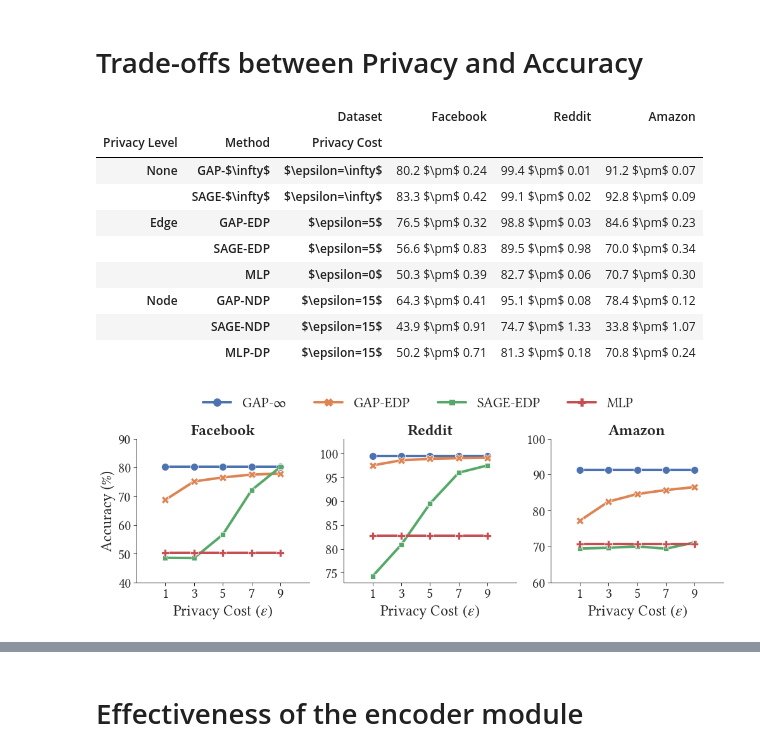
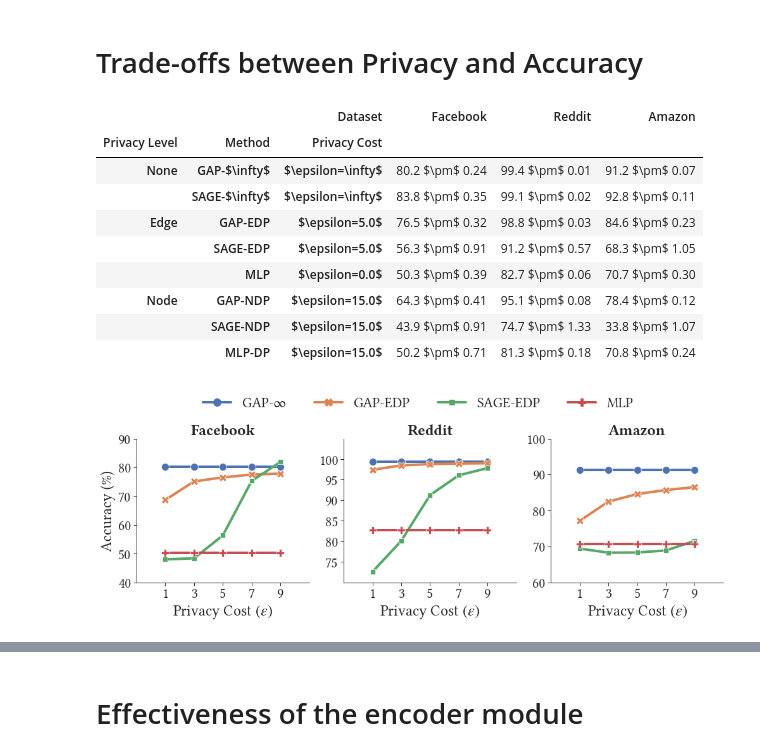
Before and after one commit to sisaman/GAP, a Jupyter notebook: results.ipynb, the cells around one changed output, grey strips where cells are left out. Cells and saved outputs as stored; diff of their text form; code cells hidden in the pictures.

```diff
--- a/results.ipynb
+++ b/results.ipynb
@@ -27,24 +28,15 @@ wandb_user = 'sisaman'
 wandb_project = 'GAP'
 # %%
 api = wandb.Api()
-
-# Project is specified by <entity/project-name>
-runs = api.runs(f"{wandb_user}/{wandb_project}")
+runs = api.runs(f"{wandb_user}/{wandb_project}", per_page=2000)
 
 data_list = []
-
 for run in track(runs):
     data = {}
-    # .summary contains the output keys/values for metrics like accuracy.
-    #  We call ._json_dict to omit large files
     data.update(run.summary._json_dict)
-
-    # .config contains the hyperparameters.
-    #  We remove special values that start with _.
     data.update(run.config)
-
-    # .name is the human-readable name of the run.
     data['id'] = run.name
     data['name'] = {'GAP-INF': 'GAP-$\infty$', 'SAGE-INF': 'SAGE-$\infty$'}.get(data['name'], data['name'])
+    data['epsilon'] = float(data['epsilon'])
     data_list.append(data)
 # %% [output]
@@ -99,7 +91,7 @@ df = df.rename(str.title, axis=0, level=0)
 df = df.rename_axis(index={'dp_level': 'privacy level', 'epsilon': 'privacy cost', 'name': 'method'})
 df = df.rename_axis(index=str.title)
 df = df.rename_axis(columns=str.title)
-df = df.rename({'Infinity': '\infty'}, axis=0, level=2)
+df = df.rename({np.inf: '\infty'}, axis=0, level=2)
 df = df.rename(lambda x: f'$\epsilon={x}$', axis=0, level=2)
 # print(df.to_latex(escape=False))
 df
@@ -107,13 +99,13 @@ df
 |  |  | Dataset | Facebook | Reddit | Amazon |
 | Privacy Level | Method | Privacy Cost |  |  |  |
 | None | GAP-$\infty$ | $\epsilon=\infty$ | 80.2 $\pm$ 0.24 | 99.4 $\pm$ 0.01 | 91.2 $\pm$ 0.07 |
-|  | SAGE-$\infty$ | $\epsilon=\infty$ | 83.3 $\pm$ 0.42 | 99.1 $\pm$ 0.02 | 92.8 $\pm$ 0.09 |
-| Edge | GAP-EDP | $\epsilon=5$ | 76.5 $\pm$ 0.32 | 98.8 $\pm$ 0.03 | 84.6 $\pm$ 0.23 |
-|  | SAGE-EDP | $\epsilon=5$ | 56.6 $\pm$ 0.83 | 89.5 $\pm$ 0.98 | 70.0 $\pm$ 0.34 |
-|  | MLP | $\epsilon=0$ | 50.3 $\pm$ 0.39 | 82.7 $\pm$ 0.06 | 70.7 $\pm$ 0.30 |
-| Node | GAP-NDP | $\epsilon=15$ | 64.3 $\pm$ 0.41 | 95.1 $\pm$ 0.08 | 78.4 $\pm$ 0.12 |
-|  | SAGE-NDP | $\epsilon=15$ | 43.9 $\pm$ 0.91 | 74.7 $\pm$ 1.33 | 33.8 $\pm$ 1.07 |
-|  | MLP-DP | $\epsilon=15$ | 50.2 $\pm$ 0.71 | 81.3 $\pm$ 0.18 | 70.8 $\pm$ 0.24 |
+|  | SAGE-$\infty$ | $\epsilon=\infty$ | 83.8 $\pm$ 0.35 | 99.1 $\pm$ 0.02 | 92.8 $\pm$ 0.11 |
+| Edge | GAP-EDP | $\epsilon=5.0$ | 76.5 $\pm$ 0.32 | 98.8 $\pm$ 0.03 | 84.6 $\pm$ 0.23 |
+|  | SAGE-EDP | $\epsilon=5.0$ | 56.3 $\pm$ 0.91 | 91.2 $\pm$ 0.57 | 68.3 $\pm$ 1.05 |
+|  | MLP | $\epsilon=0.0$ | 50.3 $\pm$ 0.39 | 82.7 $\pm$ 0.06 | 70.7 $\pm$ 0.30 |
+| Node | GAP-NDP | $\epsilon=15.0$ | 64.3 $\pm$ 0.41 | 95.1 $\pm$ 0.08 | 78.4 $\pm$ 0.12 |
+|  | SAGE-NDP | $\epsilon=15.0$ | 43.9 $\pm$ 0.91 | 74.7 $\pm$ 1.33 | 33.8 $\pm$ 1.07 |
+|  | MLP-DP | $\epsilon=15.0$ | 50.2 $\pm$ 0.71 | 81.3 $\pm$ 0.18 | 70.8 $\pm$ 0.24 |
 # %%
 methods = ['GAP-$\infty$', 'GAP-EDP', 'SAGE-EDP', 'MLP']
 datasets = ['facebook', 'reddit', 'amazon']
@@ -123,34 +115,35 @@ epsilons = [1,3,5,7,9]
 df = pd.DataFrame(data_list)
 df = df.filter(items=cols)
 df = df[df['name'].isin(methods)]
 df = df[df['dataset'].isin(datasets)]
+df = df[df['epsilon'].isin(epsilons+[0,np.inf])]
 
 # select best models based on valication accuracy
 idx = df.groupby(['dataset', 'name', 'epsilon'])['val/acc_mean'].idxmax().values
 df = df.loc[idx]
 
 # expand epsilon for methods with eps=0 or eps=inf
-df['epsilon'] = df['epsilon'].apply(lambda eps: epsilons if eps in ('Infinity',0) else eps)
+df['epsilon'] = df['epsilon'].apply(lambda eps: epsilons if eps in (np.inf, 0) else eps)
 df = df.explode(column='epsilon')
 df = df.reset_index(drop=True)
 
 # plot
 g = sns.relplot(kind='line', data=df, x='epsilon', y='test/acc_mean', hue='name', col='dataset', aspect=1.2,
                 markers=True, dashes=False, style='name',
                 hue_order=methods, col_order=datasets, style_order=methods,
                 facet_kws={'sharey': False, 'sharex': False})
 
 sns.move_legend(g, loc='upper center', title=None, ncol=6, bbox_to_anchor=(.45, 1.1))
 g.set(ylabel=None, xlabel='Privacy Cost $(\epsilon)$', xlim=(-1,11), xticks=epsilons)
 
 for dataset, ax in zip(datasets, g.axes[0]):
     ax.set_title(label=dataset.capitalize(), fontdict={'fontweight': 'bold'}, )
 
 g.axes[0][0].set(ylim=(40,90),ylabel='Accuracy (%)')
-g.axes[0][1].set(ylim=(73,103),yticks=range(75,105,5))
+g.axes[0][1].set(ylim=(70,105),yticks=range(75,105,5))
 g.axes[0][2].set_ylim(60,100)
 g.fig.subplots_adjust(hspace=0.4, wspace=0.2)
 g.fig.set_figwidth(16)
-g.savefig('figs/edge.pdf')
+g.savefig('figs/edge1.pdf')
 # %% [output]
-[figure, old version]
+[figure, new version]
```
Also changed, not shown: parts of 6 cells of this notebook.
